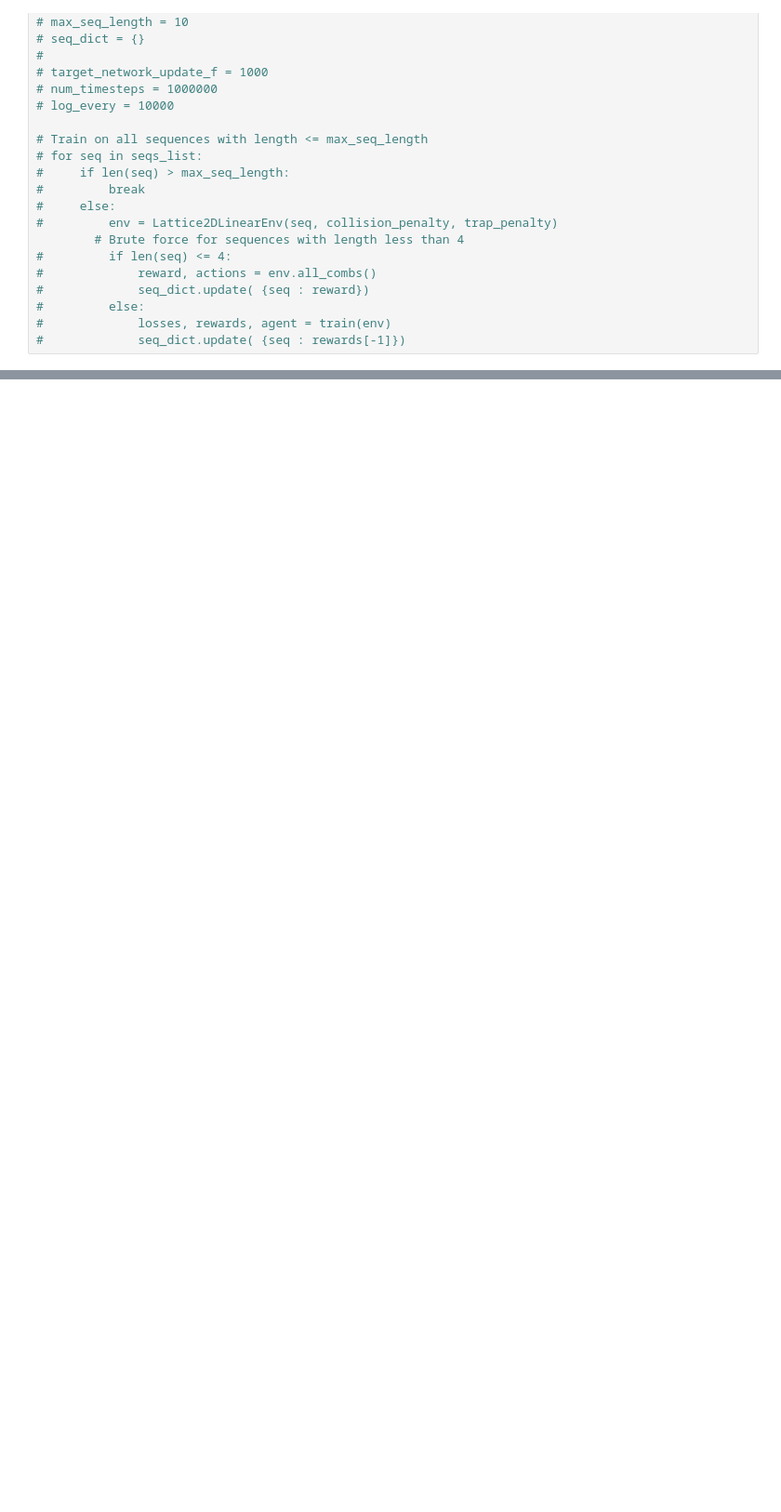
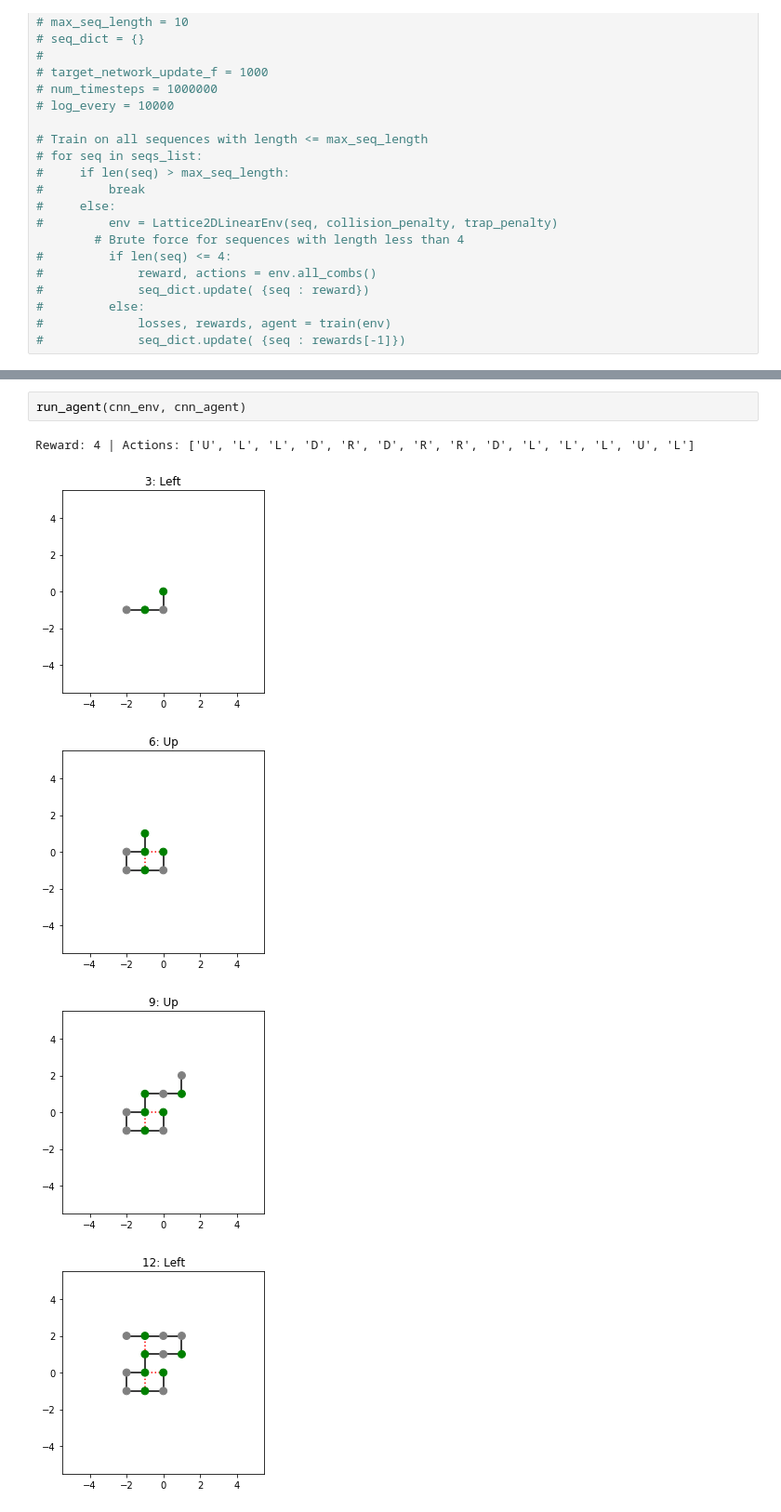
Before and after one commit to hyu1729/HP-Protein-Folding, a Jupyter notebook: Protein_Folding_DQN.ipynb, the cells around one changed output, grey strips where cells are left out. Shown at 93% size. Drawn from its saved outputs; the diff is of its cells as text; blank space fills up the shorter version.

```diff
--- a/Protein_Folding_DQN.ipynb
+++ b/Protein_Folding_DQN.ipynb
@@ -369,0 +444,8 @@ run_agent(env)
+# %%
+run_agent(cnn_env, cnn_agent)
+# %% [output]
+Reward: 4 | Actions: ['U', 'L', 'L', 'D', 'R', 'D', 'R', 'R', 'D', 'L', 'L', 'L', 'U', 'L']
+[figure, added]
+[figure, added]
+[figure, added]
+[figure, added]
```
Also changed, not shown: parts of 13 cells of this notebook, 4 other files.
